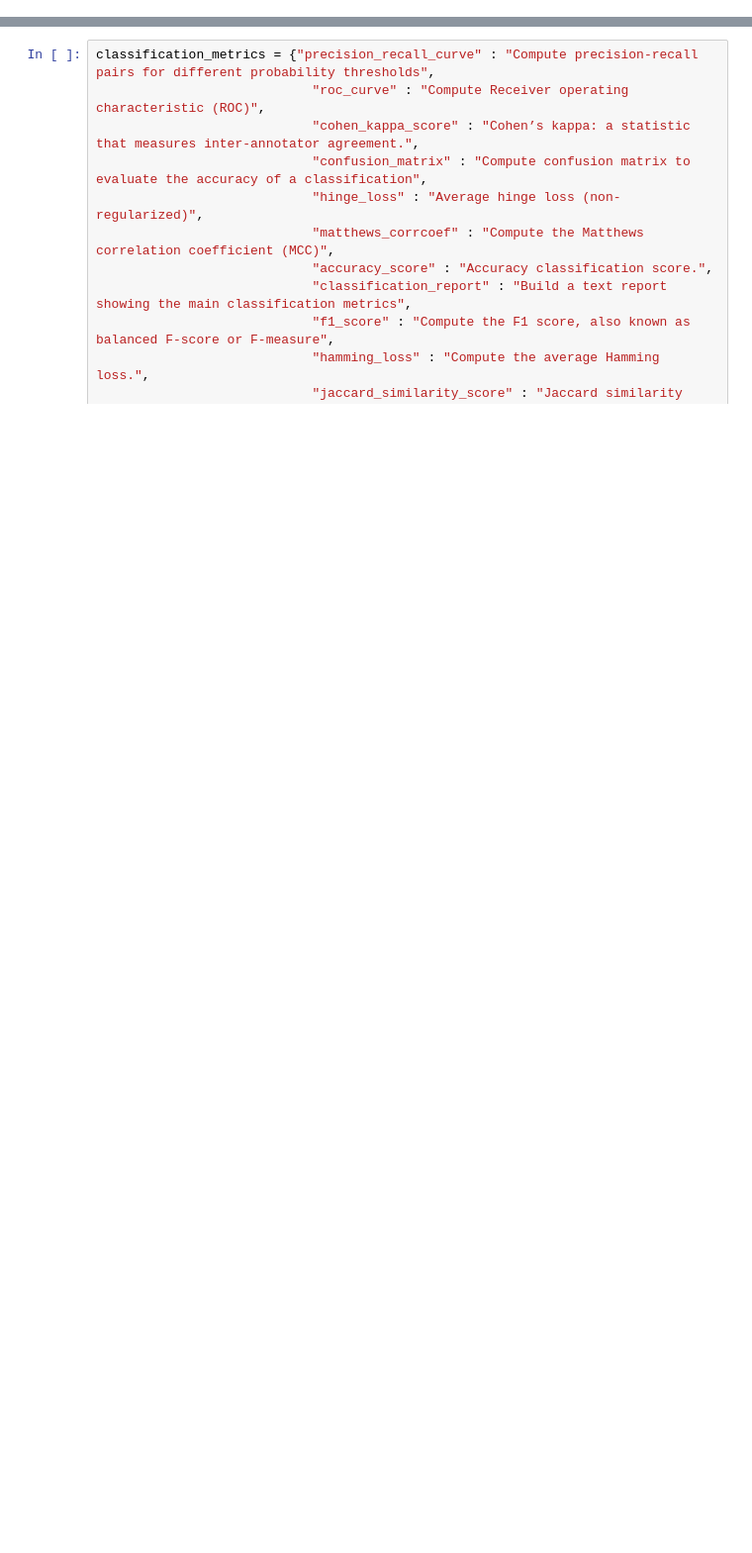
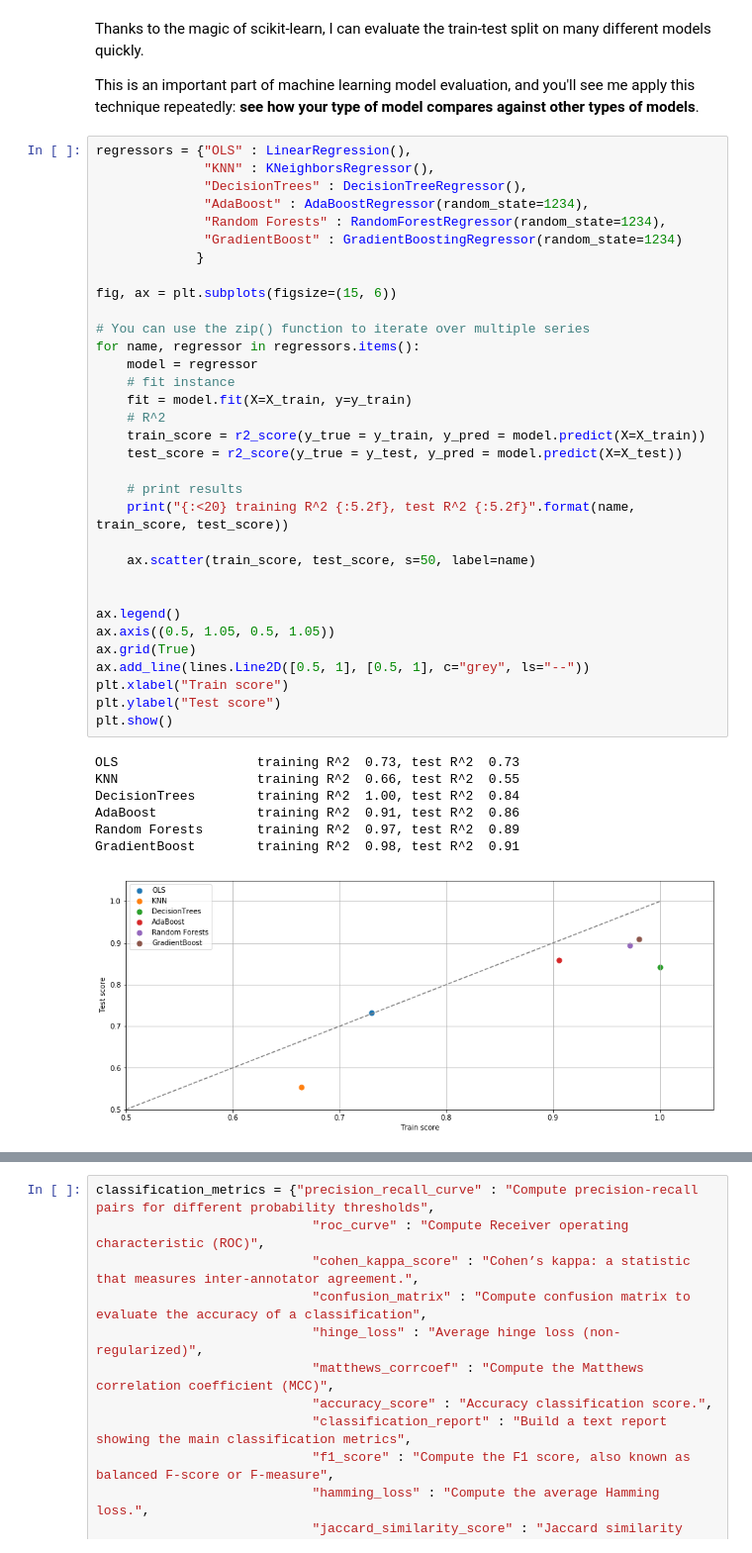
Before and after one commit to sjchiass/ml_guides, a Jupyter notebook: Statistical Learning/3_Model_Evaluation.ipynb, the cells around one changed output, grey strips where cells are left out. Shown at 99% size. Drawn from its saved outputs; the diff is of its cells as text; blank space fills up the shorter version.

```diff
--- a/Statistical Learning/3_Model_Evaluation.ipynb
+++ b/Statistical Learning/3_Model_Evaluation.ipynb
@@ -31,0 +82,45 @@ X, y = datasets.make_moons(n_samples=1000, noise=0.3)
+# %% [markdown]
+Thanks to the magic of scikit-learn, I can evaluate the train-test split on many different models quickly.
+
+This is an important part of machine learning model evaluation, and you'll see me apply this technique repeatedly: **see how your type of model compares against other types of models**.
+# %%
+regressors = {"OLS" : LinearRegression(),
+              "KNN" : KNeighborsRegressor(),
+              "DecisionTrees" : DecisionTreeRegressor(),
+              "AdaBoost" : AdaBoostRegressor(random_state=1234),
+              "Random Forests" : RandomForestRegressor(random_state=1234),
+              "GradientBoost" : GradientBoostingRegressor(random_state=1234)
+             }
+
+fig, ax = plt.subplots(figsize=(15, 6))
+
+# You can use the zip() function to iterate over multiple series
+for name, regressor in regressors.items():
+    model = regressor
+    # fit instance
+    fit = model.fit(X=X_train, y=y_train)
+    # R^2
+    train_score = r2_score(y_true = y_train, y_pred = model.predict(X=X_train))
+    test_score = r2_score(y_true = y_test, y_pred = model.predict(X=X_test))
+
+    # print results
+    print("{:<20} training R^2 {:5.2f}, test R^2 {:5.2f}".format(name, train_score, test_score))
+
+    ax.scatter(train_score, test_score, s=50, label=name)
+
+
+ax.legend()
+ax.axis((0.5, 1.05, 0.5, 1.05))
+ax.grid(True)
+ax.add_line(lines.Line2D([0.5, 1], [0.5, 1], c="grey", ls="--"))
+plt.xlabel("Train score")
+plt.ylabel("Test score")
+plt.show()
+# %% [output]
+OLS                  training R^2  0.73, test R^2  0.73
+KNN                  training R^2  0.66, test R^2  0.55
+DecisionTrees        training R^2  1.00, test R^2  0.84
+AdaBoost             training R^2  0.91, test R^2  0.86
+Random Forests       training R^2  0.97, test R^2  0.89
+GradientBoost        training R^2  0.98, test R^2  0.91
+[figure, added]
```
Also changed, not shown: parts of 51 cells of this notebook, 3 other files.
